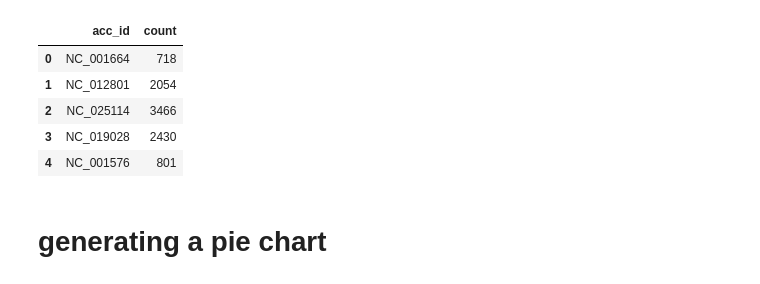
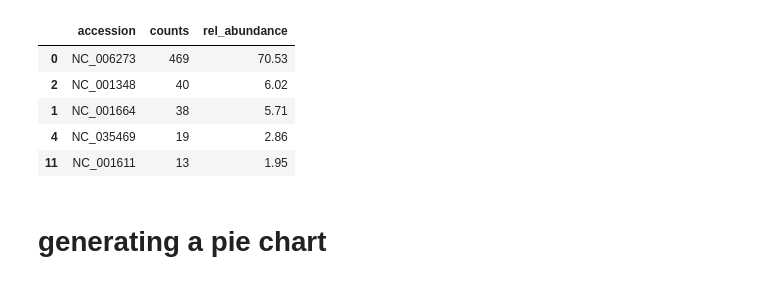
Before and after one commit to axiomcura/VSeek, a Jupyter notebook: analysis/02_plotting.ipynb, the cells around one changed output. Saved outputs shown, nothing was run; the diff lists cells and outputs as text; code cells hidden in the pictures.

```diff
--- a/analysis/02_plotting.ipynb
+++ b/analysis/02_plotting.ipynb
@@ -22,14 +16,53 @@ for acc_id, score in zip(accession_ids, counts):
-# %%
-scores_df = pd.DataFrame.from_dict(stubbed_scores, orient="index").reset_index()
-scores_df.columns = ["acc_id", "count"]
-scores_df.head()
-# %% [output]
-|  | acc_id | count |
-| 0 | NC_001664 | 718 |
-| 1 | NC_012801 | 2054 |
-| 2 | NC_025114 | 3466 |
-| 3 | NC_019028 | 2430 |
-| 4 | NC_001576 | 801 |
+# %%
+# midway sample data (over 900 minutes of calculations)
+# NOTE LOADING DBATVIR data
+dbat_vir_df = load_dbat_vir_db()
+
+# NOTE LOADING NCBI ACCESSION DATA
+ncbi_virus_data = load_bat_virus_data()
+
+# NOTE: LOADING GEO DATA
+geolocations_df = load_geolocations()
+geolocations_df = geolocations_df[["country", "name"]]
+geolocations_df.columns = ["iso_alpha", "country"]
+iso_codes_df = load_iban_iso_codes()
+
+# NOTE: LOADING VIRAL COUNTS DATA
+with open("./viral_composition_counts.json", "r") as infile:
+    viral_count_data = json.load(infile)
+
+viral_count_df = pd.DataFrame.from_dict(data=viral_count_data, orient="index").reset_index()
+viral_count_df.columns = ["accession", "counts"]
+
+# -- calculating relative abundance
+def rel_abundance(counts: int, counts_sum: int) -> float:
+    """Calculates relative abundance given total sum
+
+    Parameters
+    ----------
+    counts : int
+        counts of virus
+    counts_sum : int
+        total amount of counts
+
+    Returns
+    -------
+    float
+        relative abundance percentage
+    """
+    return round((counts/ counts_sum) * 100.0 ,2)
+
+viral_count_sum = np.sum(viral_count_df["counts"])
+viral_count_df["rel_abundance"] = viral_count_df["counts"].apply(lambda count: rel_abundance(counts=count, counts_sum=viral_count_sum))
+viral_count_df = viral_count_df.sort_values(by="rel_abundance", ascending=False)
+viral_count_df.head()
+# %% [output]
+|  | accession | counts | rel_abundance |
+| 0 | NC_006273 | 469 | 70.53 |
+| 2 | NC_001348 | 40 | 6.02 |
+| 1 | NC_001664 | 38 | 5.71 |
+| 4 | NC_035469 | 19 | 2.86 |
+| 11 | NC_001611 | 13 | 1.95 |
 # %% [markdown]
 # generating a pie chart
 # %%
```
Also changed, not shown: parts of 12 cells of this notebook, 7 other files.
